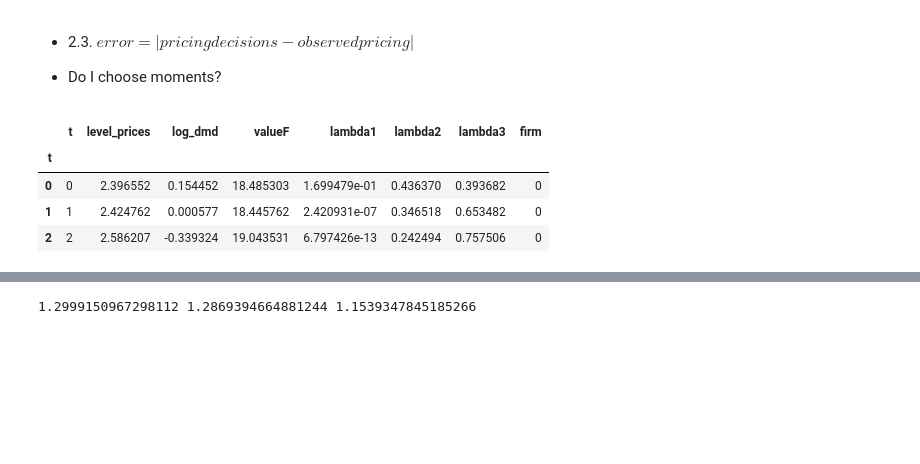
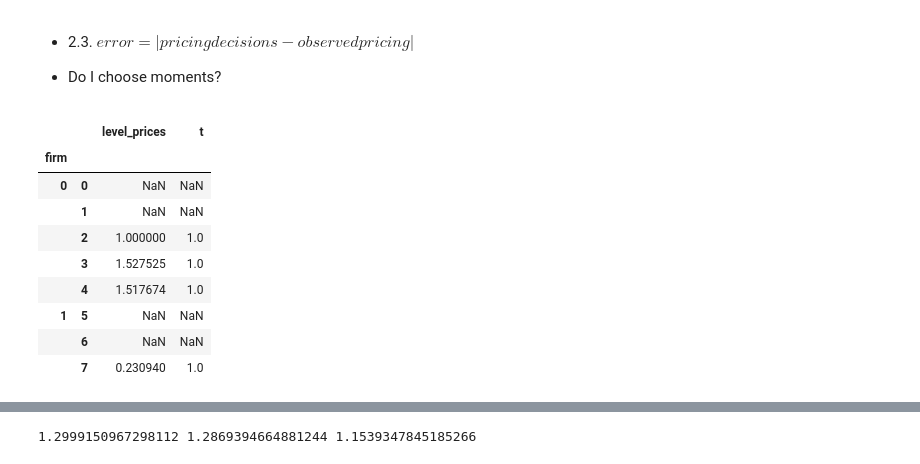
Before and after one commit to cdagnino/LearningModels, a Jupyter notebook: Notebooks/GMM_gym.ipynb, the cells around one changed output, grey strips where cells are left out. Drawn from its saved outputs; the diff is of its cells as text; code cells hidden in the pictures; blank space fills up the shorter version.

```diff
--- a/Notebooks/GMM_gym.ipynb
+++ b/Notebooks/GMM_gym.ipynb
@@ -158,13 +156,22 @@ array([2.32068966, 1.48614406, 1.57204123, 1.25878561])
 + 2.3. $error = \left|pricing decisions - observed pricing\right|$
 
 + Do I choose moments?
-# %%
-df.head(3)
-# %% [output]
-|  | t | level_prices | log_dmd | valueF | lambda1 | lambda2 | lambda3 | firm |
-| t |  |  |  |  |  |  |  |  |
-| 0 | 0 | 2.396552 | 0.154452 | 18.485303 | 1.699479e-01 | 0.436370 | 0.393682 | 0 |
-| 1 | 1 | 2.424762 | 0.000577 | 18.445762 | 2.420931e-07 | 0.346518 | 0.653482 | 0 |
-| 2 | 2 | 2.586207 | -0.339324 | 19.043531 | 6.797426e-13 | 0.242494 | 0.757506 | 0 |
+# %%
+test_df = pd.DataFrame({'level_prices': [2., 3., 4., 1., 2.1, 2.1, 2.1, 2.5],
+                       'firm': [0, 0, 0, 0, 0, 1, 1, 1],
+                       't': [0, 1, 2, 3, 4, 0, 1, 2]})
+
+test_df.groupby('firm')[['level_prices', 't']].rolling(window=3).std()
+# %% [output]
+|  |  | level_prices | t |
+| firm |  |  |  |
+| 0 | 0 | NaN | NaN |
+|  | 1 | NaN | NaN |
+|  | 2 | 1.000000 | 1.0 |
+|  | 3 | 1.527525 | 1.0 |
+|  | 4 | 1.517674 | 1.0 |
+| 1 | 5 | NaN | NaN |
+|  | 6 | NaN | NaN |
+|  | 7 | 0.230940 | 1.0 |
 # %%
 #Generate running std (to start)
```
Also changed, not shown: parts of 20 cells of this notebook.
